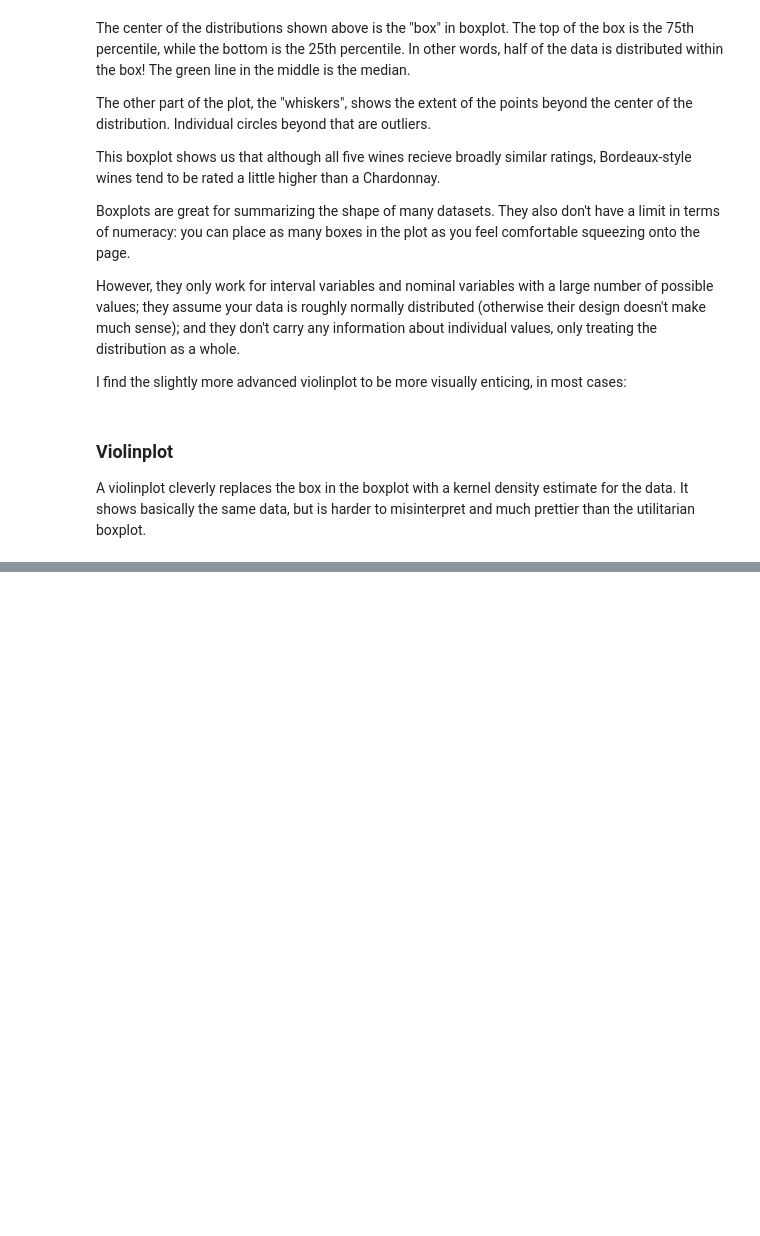
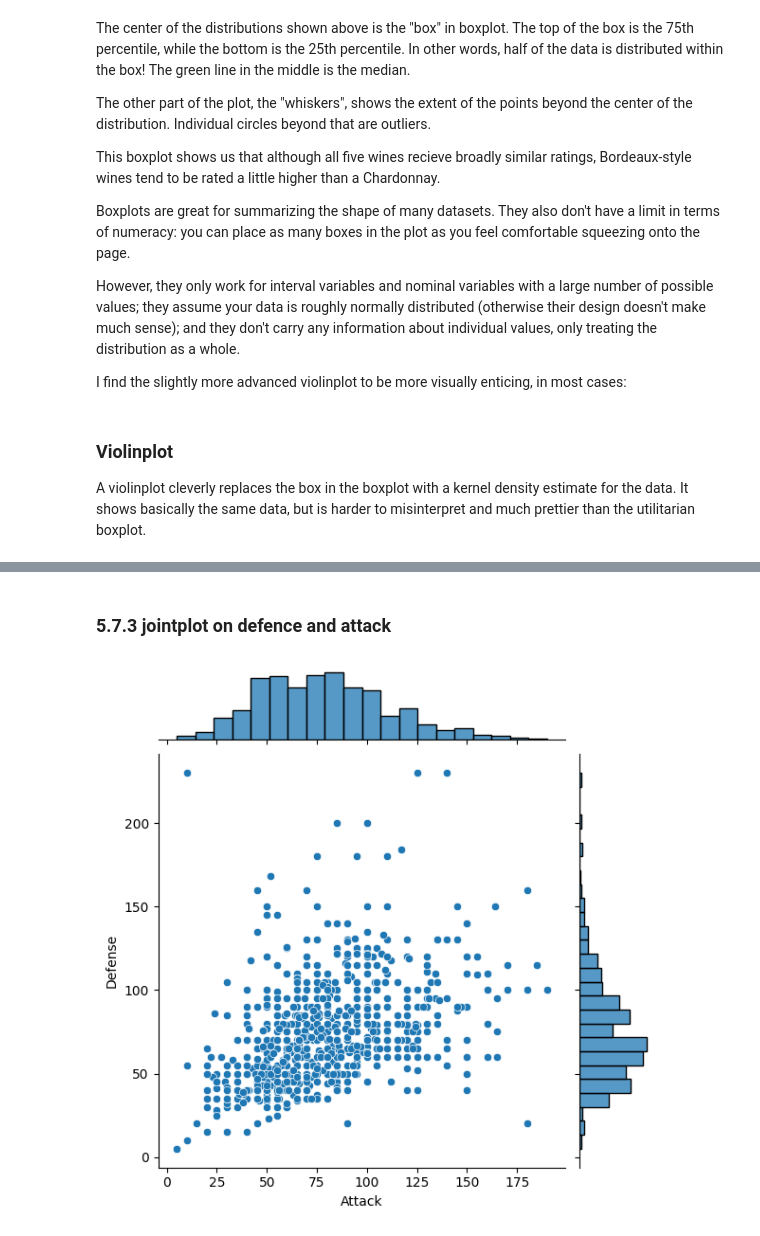
Before and after one commit to pengfei99/Data_vizualization_with_python, a Jupyter notebook: tutorials/Lesson05_Plotting_with_seaborn.ipynb, the cells around one changed output, grey strips where cells are left out. Saved outputs shown, nothing was run; the diff lists cells and outputs as text; code cells hidden in the pictures; blank space fills up the shorter version.

```diff
--- a/tutorials/Lesson05_Plotting_with_seaborn.ipynb
+++ b/tutorials/Lesson05_Plotting_with_seaborn.ipynb
@@ -233,0 +286,7 @@ plt.show()
+# %% [markdown]
+### 5.7.3 jointplot on defence and attack
+# %%
+sns.jointplot(x='Attack', y='Defense', data=pokemon)
+plt.show()
+# %% [output]
+[figure, added]
```
Also changed, not shown: parts of 28 cells of this notebook, 1 other file.
